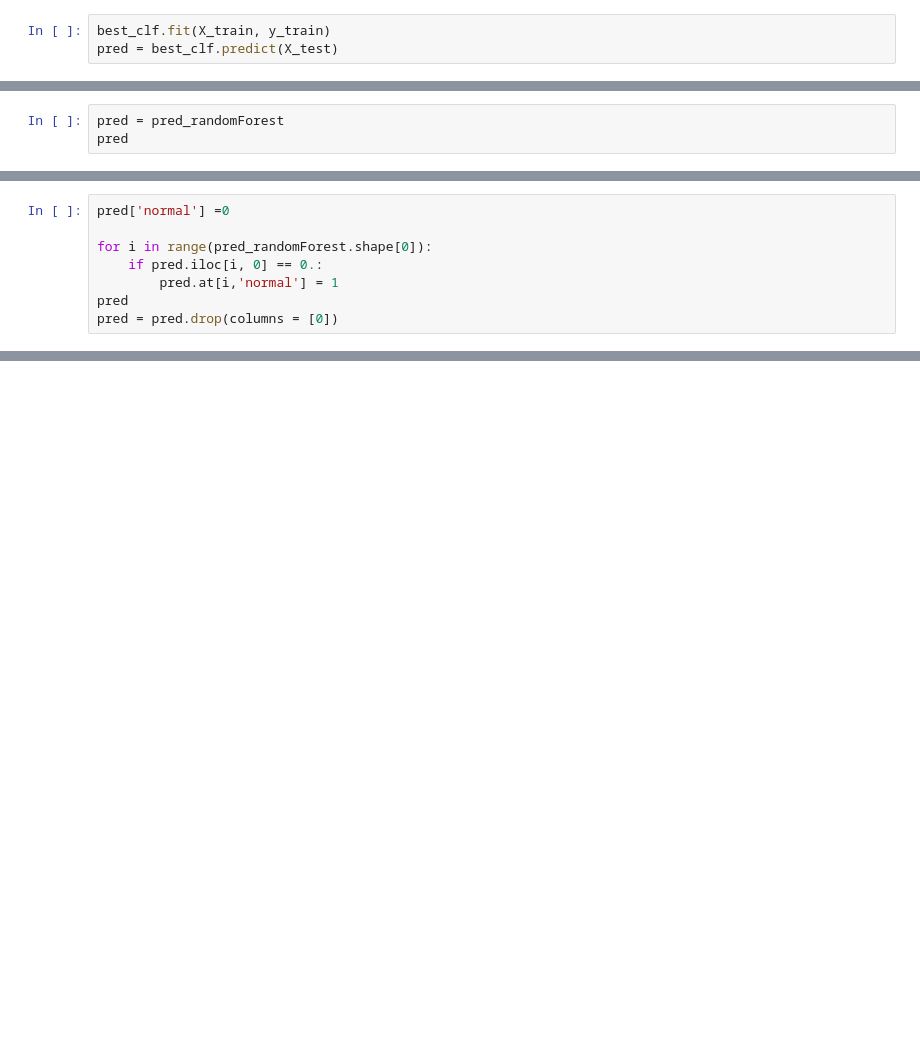
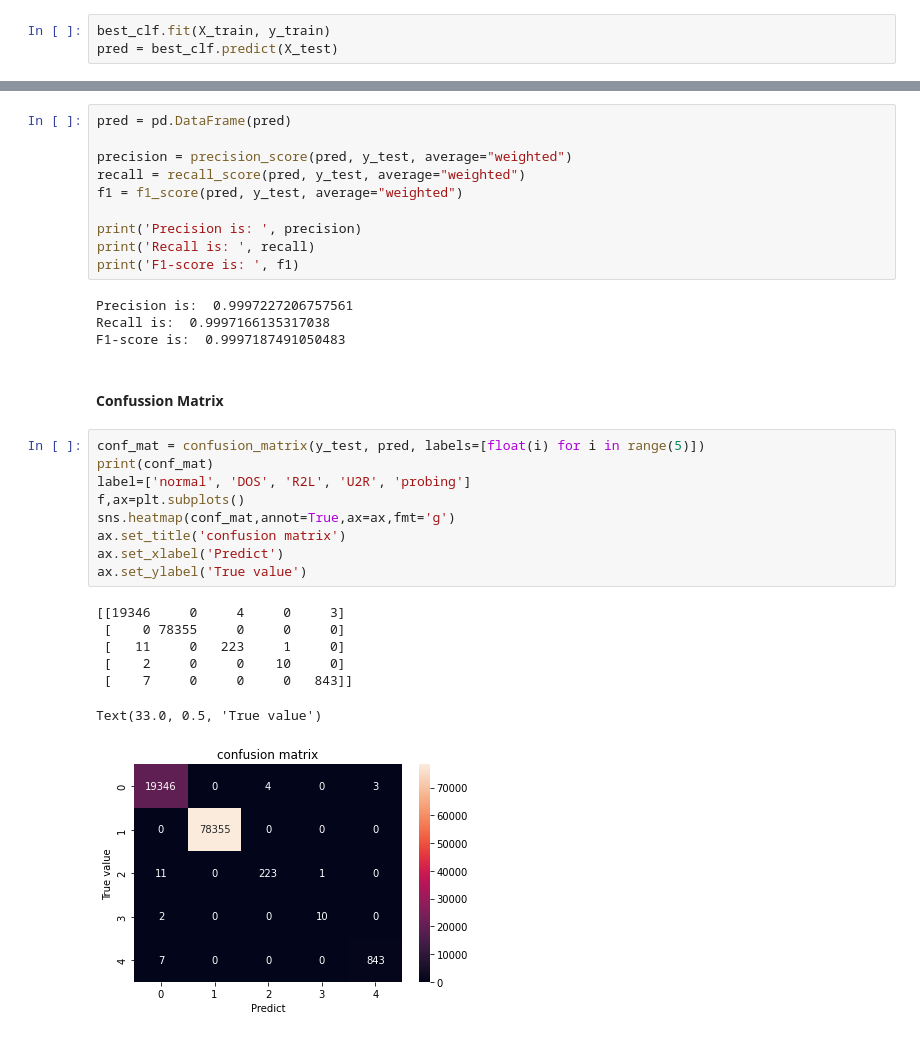
Before and after one commit to AdamEiffert/DST_Project1, a Jupyter notebook: report/07-Random Forest.ipynb, the cells around one changed output, grey strips where cells are left out. Saved outputs shown, nothing was run; the diff lists cells and outputs as text; blank space fills up the shorter version.

Commit message:
final version of random forest model

```diff
--- a/report/07-Random Forest.ipynb
+++ b/report/07-Random Forest.ipynb
@@ -238,3 +169,0 @@ As the aim of this assessment is only to detect non-normal data, in the folowing
-# %%
-pred = pred_randomForest
-pred
@@ -274,8 +169,0 @@ true
-# %%
-pred['normal'] =0
-
-for i in range(pred_randomForest.shape[0]):
-    if pred.iloc[i, 0] == 0.:
-        pred.at[i,'normal'] = 1
-pred
-pred = pred.drop(columns = [0])
@@ -350,0 +210,33 @@ Reference: \
+# %%
+pred = pd.DataFrame(pred)
+
+precision = precision_score(pred, y_test, average="weighted")
+recall = recall_score(pred, y_test, average="weighted")
+f1 = f1_score(pred, y_test, average="weighted")
+
+print('Precision is: ', precision)
+print('Recall is: ', recall)
+print('F1-score is: ', f1)
+# %% [output]
+Precision is:  0.9997227206757561
+Recall is:  0.9997166135317038
+F1-score is:  0.9997187491050483
+# %% [markdown]
+#### Confussion Matrix
+# %%
+conf_mat = confusion_matrix(y_test, pred, labels=[float(i) for i in range(5)])
+print(conf_mat)
+label=['normal', 'DOS', 'R2L', 'U2R', 'probing']
+f,ax=plt.subplots()
+sns.heatmap(conf_mat,annot=True,ax=ax,fmt='g')
+ax.set_title('confusion matrix')
+ax.set_xlabel('Predict')
+ax.set_ylabel('True value')
+# %% [output]
+[[19346     0     4     0     3]
+ [    0 78355     0     0     0]
+ [   11     0   223     1     0]
+ [    2     0     0    10     0]
+ [    7     0     0     0   843]]
+Text(33.0, 0.5, 'True value')
+[figure, added]
```
Also changed, not shown: parts of 50 cells of this notebook.
